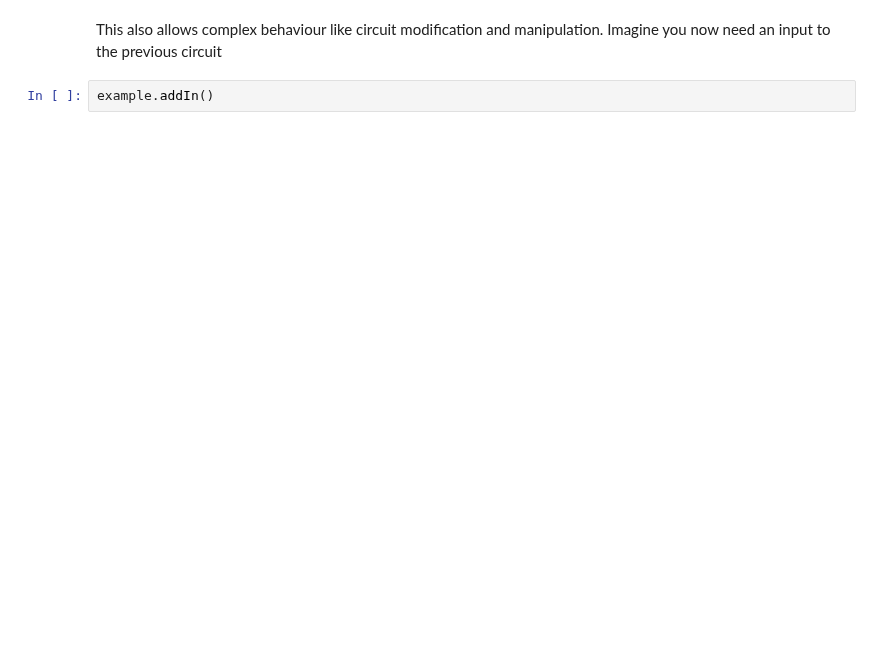
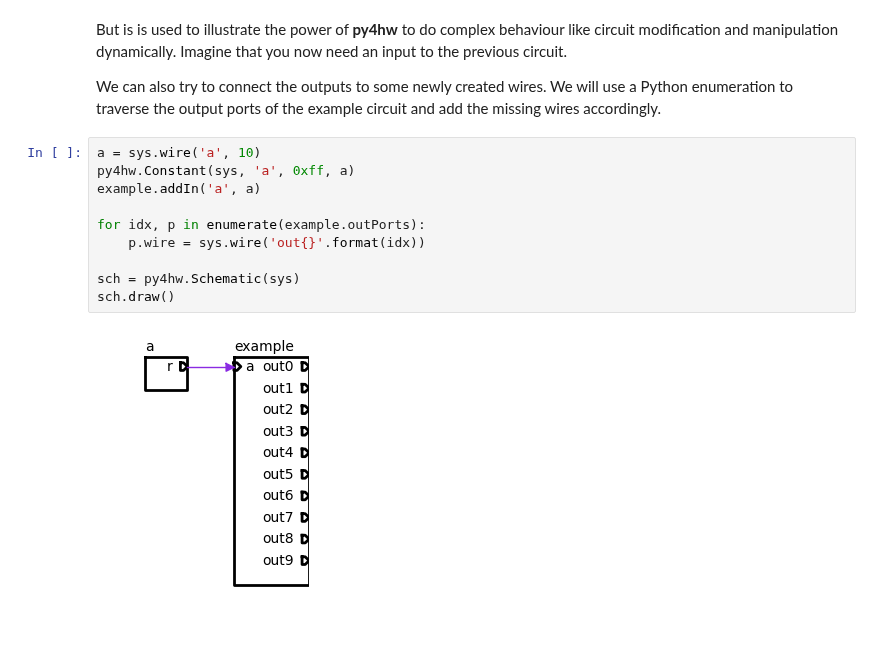
Before and after one commit to davidcastells/py4hw, a Jupyter notebook: tutorial/s01/OO.ipynb, the cells around one changed output. Drawn from its saved outputs; the diff is of its cells as text; blank space fills up the shorter version.

Commit message:
adding examples to circuit modification

```diff
--- a/tutorial/s01/OO.ipynb
+++ b/tutorial/s01/OO.ipynb
@@ -38,5 +39,18 @@ sch.draw()
-# %% [markdown]
-This also allows complex behaviour like circuit modification and manipulation.
-Imagine you now need an input to the previous circuit
-# %%
-example.addIn()
+# %% [markdown]
+But is is used to illustrate the power of **py4hw** to do complex behaviour like circuit modification and manipulation dynamically.
+Imagine that you now need an input to the previous circuit.
+
+We can also try to connect the outputs to some newly created wires.
+We will use a Python enumeration to traverse the output ports of the example circuit and add the missing wires accordingly.
+# %%
+a = sys.wire('a', 10)
+py4hw.Constant(sys, 'a', 0xff, a)
+example.addIn('a', a)
+
+for idx, p in enumerate(example.outPorts):
+    p.wire = sys.wire('out{}'.format(idx))
+
+sch = py4hw.Schematic(sys)
+sch.draw()
+# %% [output]
+[figure, added]
```
Also changed, not shown: parts of 11 cells of this notebook.
